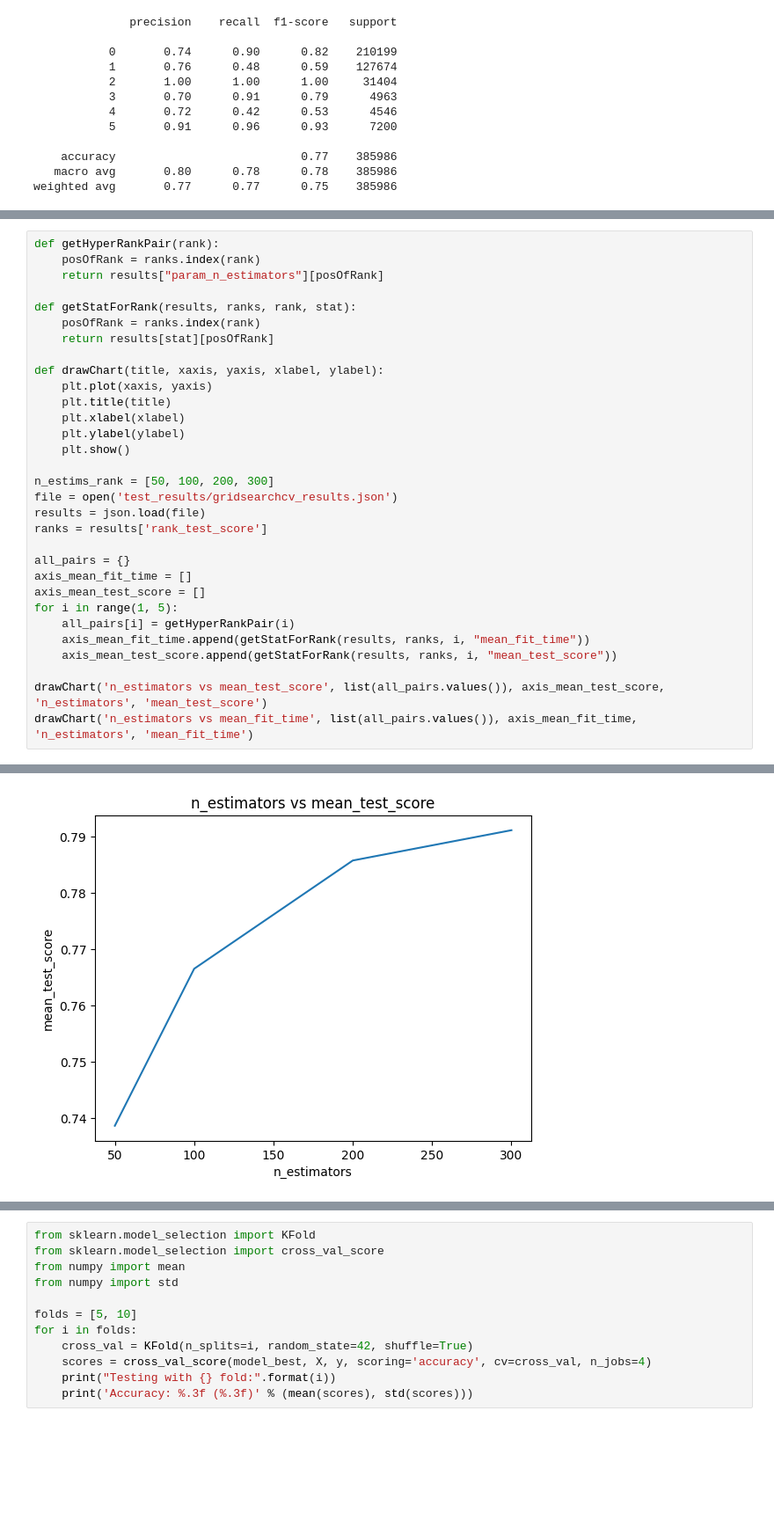
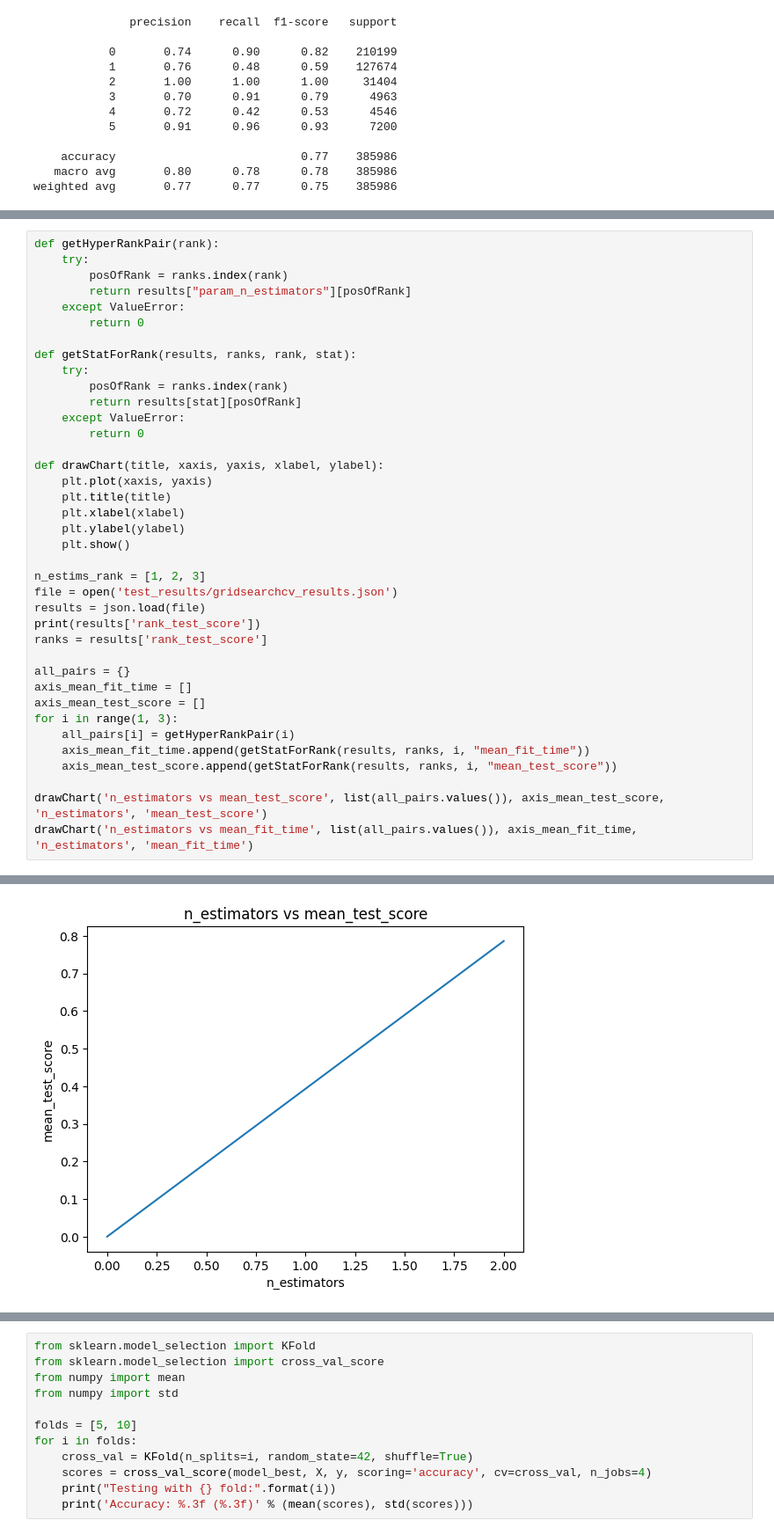
Before and after one commit to nkinesis/soen471-project, a Jupyter notebook: boosted_tree.ipynb, the cells around one changed output, grey strips where cells are left out. Shown: that part at 88% size. Saved outputs shown, nothing was run; the diff lists cells and outputs as text; blank space fills up the shorter version.

```diff
--- a/boosted_tree.ipynb
+++ b/boosted_tree.ipynb
@@ -107,11 +103,17 @@ In contrast, there is a difference of 0.005 between the top 2 options (300 and 2
 # %%
 def getHyperRankPair(rank):
-    posOfRank = ranks.index(rank)
-    return results["param_n_estimators"][posOfRank]
+    try:
+        posOfRank = ranks.index(rank)
+        return results["param_n_estimators"][posOfRank]
+    except ValueError:
+        return 0
 
 def getStatForRank(results, ranks, rank, stat):
-    posOfRank = ranks.index(rank)
-    return results[stat][posOfRank]
+    try:
+        posOfRank = ranks.index(rank)
+        return results[stat][posOfRank]
+    except ValueError:
+        return 0
 
 def drawChart(title, xaxis, yaxis, xlabel, ylabel):
     plt.plot(xaxis, yaxis)
@@ -120,15 +122,16 @@ def drawChart(title, xaxis, yaxis, xlabel, ylabel):
     plt.ylabel(ylabel)
     plt.show()
 
-n_estims_rank = [50, 100, 200, 300]
+n_estims_rank = [1, 2, 3]
 file = open('test_results/gridsearchcv_results.json')
 results = json.load(file)
+print(results['rank_test_score'])
 ranks = results['rank_test_score']
 
 all_pairs = {}
 axis_mean_fit_time = []
 axis_mean_test_score = []
-for i in range(1, 5):
+for i in range(1, 3):
     all_pairs[i] = getHyperRankPair(i)
     axis_mean_fit_time.append(getStatForRank(results, ranks, i, "mean_fit_time"))
     axis_mean_test_score.append(getStatForRank(results, ranks, i, "mean_test_score"))
@@ -139 +143 @@ drawChart('n_estimators vs mean_fit_time', list(all_pairs.values()), axis_mean_f
-[figure, old version]
+[figure, new version]
```
Also changed, not shown: parts of 10 cells of this notebook.
